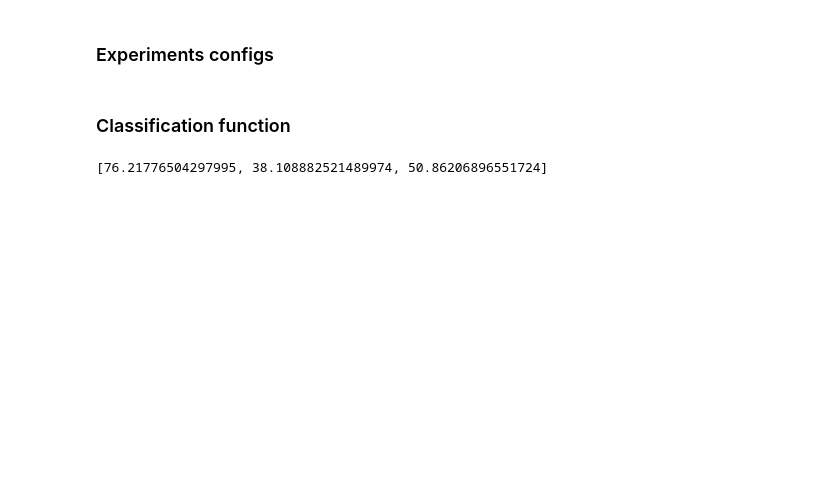
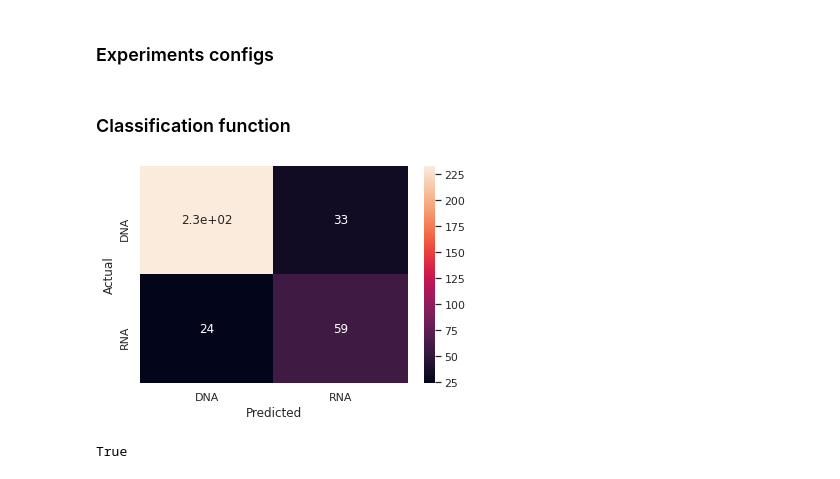
Before and after one commit to alanpbandeira/DAF-projects, a Jupyter notebook: protein_classification/notebooks/KNN-Experiments.ipynb, the cells around one changed output. Drawn from its saved outputs; the diff is of its cells as text; code cells hidden in the pictures; blank space fills up the shorter version.

```diff
--- a/protein_classification/notebooks/KNN-Experiments.ipynb
+++ b/protein_classification/notebooks/KNN-Experiments.ipynb
@@ -205,7 +206,7 @@ def harmonic(distances: np.array) -> np.array:
     weights = np.zeros(distances.shape)
 
     for i, pos in enumerate(distances.argsort()):
-        weights[pos] = 1 / (i + 1)
+        weights[0][pos] = 1 / (i + 1)
 
     return weights
 # %% [markdown]
@@ -273,11 +295,32 @@ def classification(
-# %%
-result = classification(
-    df[features],
-    df['macromoleculeType'],
-    harmonic_params,
-    n_splits=3
-)
-
-print(result)
-# %% [output]
-[76.21776504297995, 38.108882521489974, 50.86206896551724]
+# %%
+predictions, valids = classification(
+    df[features],
+    np.array(df['macromoleculeType']),
+    harmonic_params,
+    n_splits=3
+)
+
+for pred, valid in zip(predictions, valids):
+#     print(pd.Series(pred))
+    mtx = pd.crosstab(
+        pd.Series(valid),
+        pd.Series(pred),
+        rownames=['Actual'],
+        colnames=['Predicted'])
+#     print(mtx)
+    sns.heatmap(mtx, annot=True)
+    plt.show()
+    break
+# print(result)
+# %% [output]
+[figure, added]
+# %%
+results = []
+
+for i, row in df.iterrows():
+    if row['macromoleculeType'] == df['macromoleculeType'].iloc[i]:
+        results.append(True)
+
+all(results)
+# %% [output]
+True
```
Also changed, not shown: parts of 2 cells of this notebook, 4 other files.
